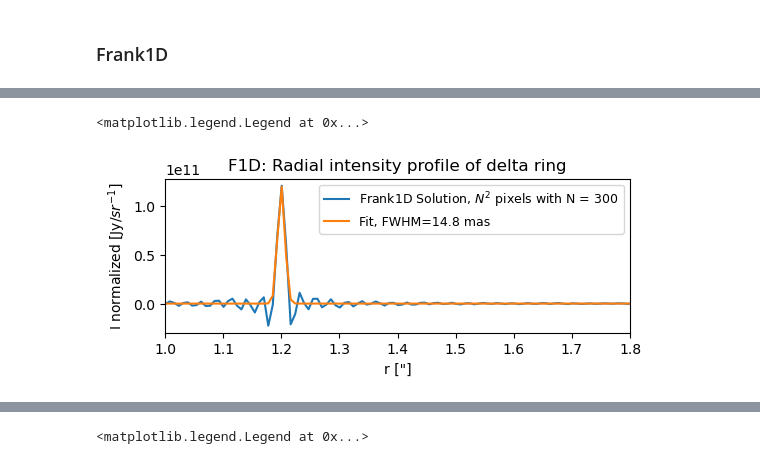
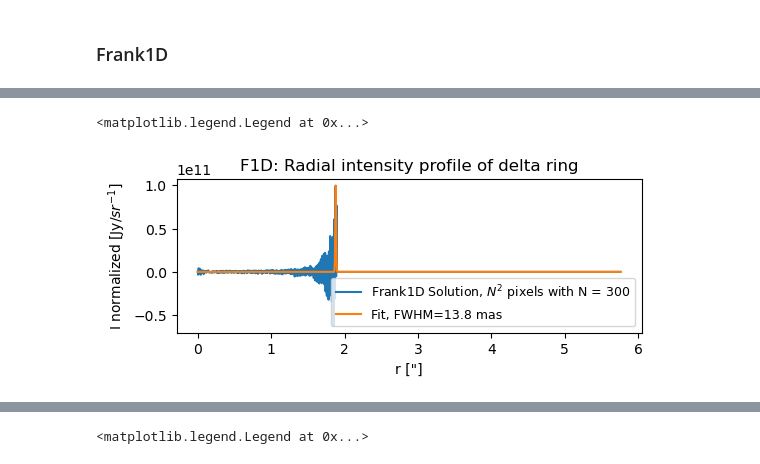
Before and after one commit to mariajmellado/frank2d, a Jupyter notebook: Notebooks/50_CalculatingIntrinsicResolution_Elias27.ipynb, the cells around one changed output, grey strips where cells are left out. Cells and saved outputs as stored; diff of their text form; code cells hidden in the pictures.

```diff
--- a/Notebooks/50_CalculatingIntrinsicResolution_Elias27.ipynb
+++ b/Notebooks/50_CalculatingIntrinsicResolution_Elias27.ipynb
@@ -137,3 +145,3 @@ best
 # %%
-frank2d.fit(run_from_scratch = True, kernel_params = best, rtol = 1e-8)
+frank2d2.fit(data= uvtable, kernel_params = best, rtol = 1e-8)
 # %% [output]
@@ -163,7 +171,7 @@ Building full visibility model...
 # %% [markdown]
 ### Plot
 # %%
-Plot_ = Plot(frank2d, geom_f2d)
+Plot_ = Plot(frank2d2, geom_f2d)
 # %%
 Plot_.visibility(fig_size = 4, kind = 'input',  title= r'$log|V_{input}|$')
 # %% [output]
@@ -248,5 +256,5 @@ alpha = 1.2
 w_smooth = 1e-3
 
 geom = SourceGeometry(inc= inc, PA= pa, dRA= dra, dDec= ddec)
-FF = FrankFitter(1.9, n_pts, geom, alpha = alpha, weights_smooth = w_smooth)
+FF = FrankFitter(rout, n_pts, geom, alpha = alpha, weights_smooth = w_smooth)
 sol = FF.fit(u_f1d, v_f1d, Vis_f1d, Weights_f1d)
@@ -254,10 +264,10 @@ sol = FF.fit(u_f1d, v_f1d, Vis_f1d, Weights_f1d)
 r_f1d = sol.r
 I_f1d = sol.mean
 # %%
-Plot_2 = Plot(frank2d, geom_f2d)
+Plot_2 = Plot(frank2d2, geom_f2d)
 
 r_ = np.unique(np.hypot(x_model_1d, y_model_1d))
-bins = 500
+bins = 1000
 r = np.linspace(r_.min(), r_.max(), bins)
 edges = Plot_.edges(r)
 
@@ -275,16 +285,16 @@ FWHM= 0.014768148333437677 +/- 0.00023476540584964922 arcsec
 # %%
 plt.close()
 plt.figure(figsize=(6,2))
 plt.plot(r_f1d, I_f1d, color='C0',label= r'Frank1D Solution, $N^{2}$ pixels with N = ' + str(n_pts))
 plt.plot(r_f1d, gauss(r_f1d, *popt_frank1d)*np.max(sol.mean), color='C1', label='Fit, FWHM=%.1f mas'%(FWHM_frank1d*1000))
 plt.ylabel(r'I normalized [Jy/$sr^{-1}$]')
 plt.xlabel('r ["]')
-plt.xlim(1, 1.8)
+#plt.xlim(1, 1.8)
 plt.title('F1D: Radial intensity profile of delta ring')
 plt.legend(loc='best', fontsize = 9)
 # %% [output]
 <matplotlib.legend.Legend at 0x...>
-[figure, old version]
+[figure, new version]
 # %%
 plt.close()
 plt.figure(figsize=(6,2))
```
Also changed, not shown: parts of 18 cells of this notebook, 3 other files.
